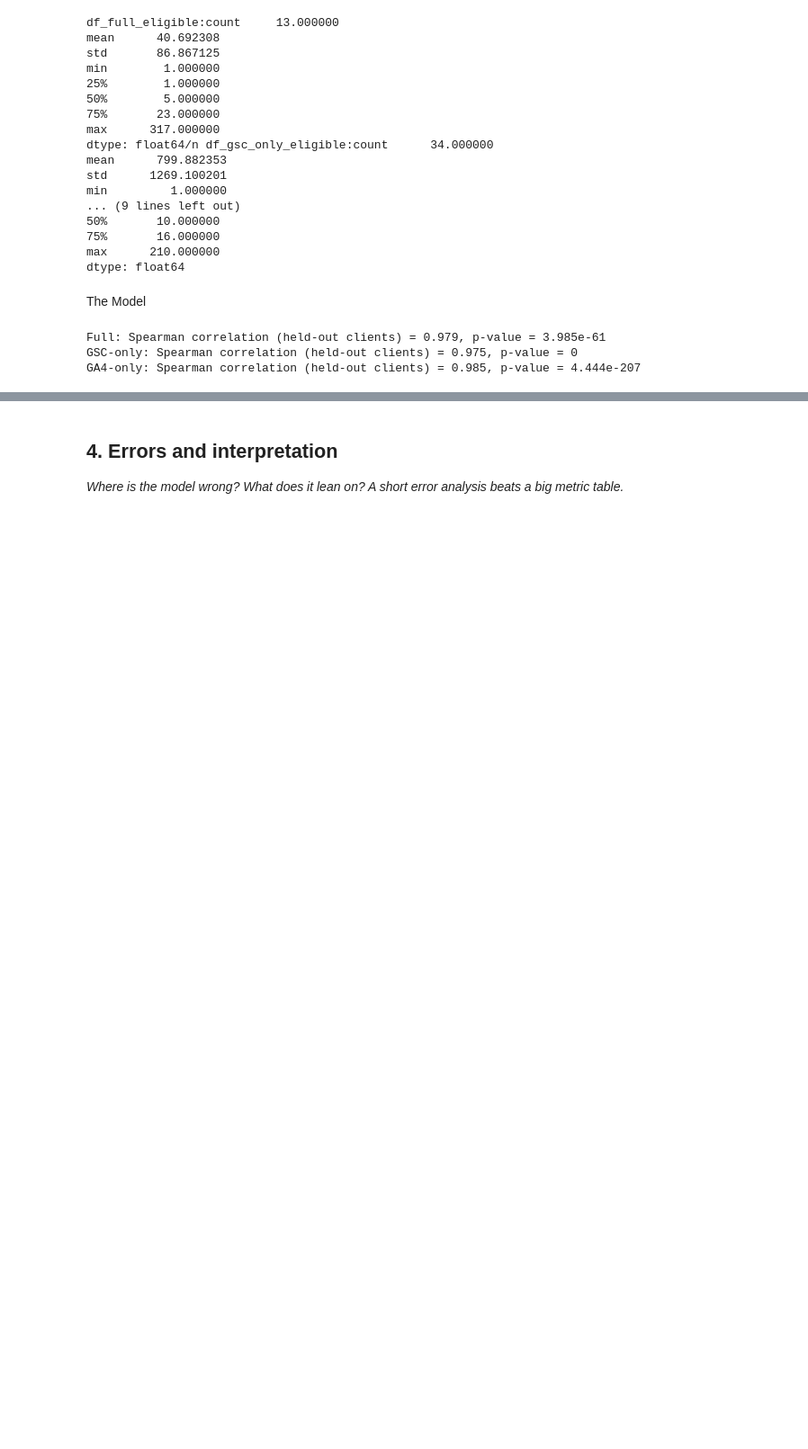
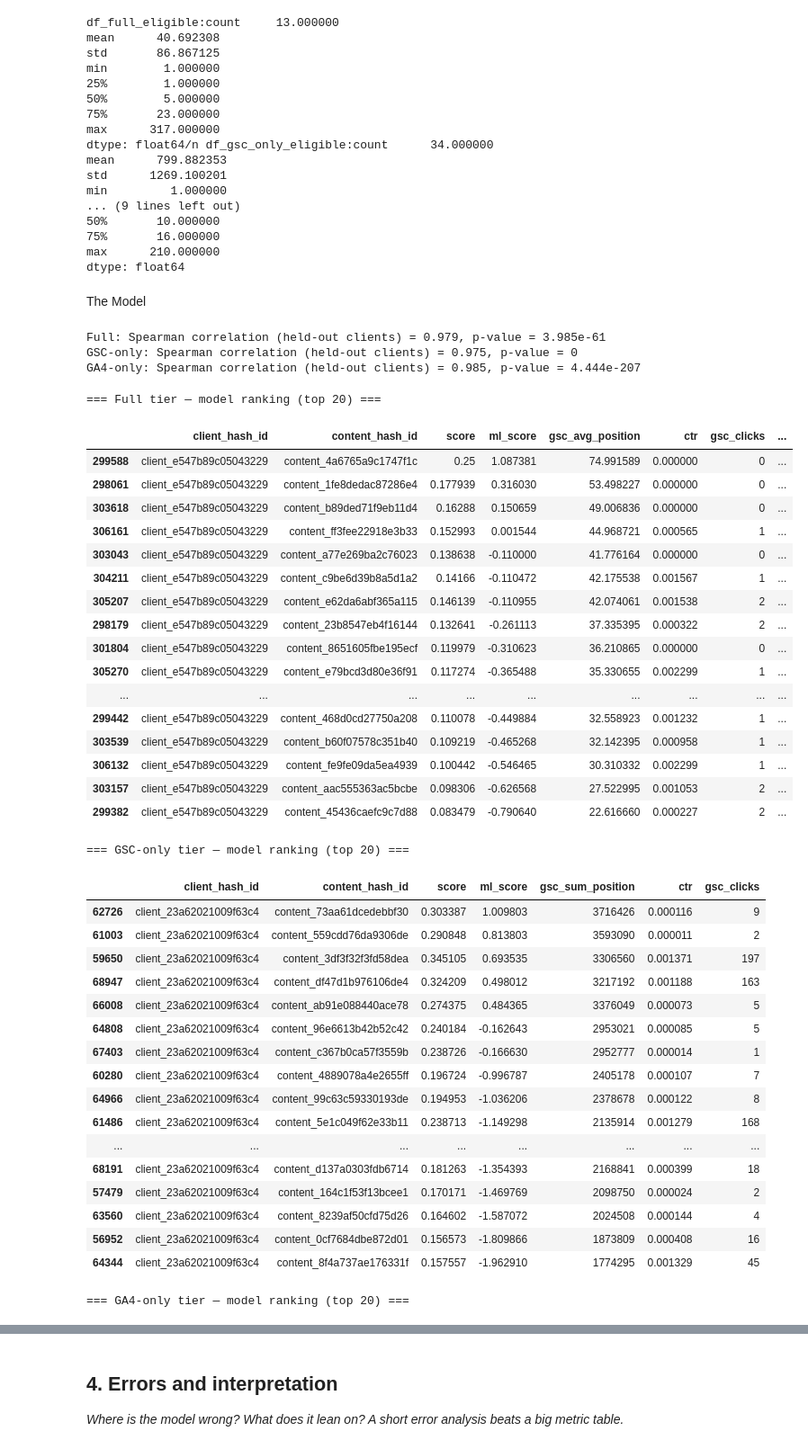
Before and after one commit to ammar-aa/Fly_rank_internship_repo, a Jupyter notebook: work/notebooks/w05_model.ipynb, the cells around one changed output, grey strips where cells are left out. Shown at 90% size. Cells and saved outputs as stored; diff of their text form; code cells hidden in the pictures; blank space fills up the shorter version.

```diff
--- a/work/notebooks/w05_model.ipynb
+++ b/work/notebooks/w05_model.ipynb
@@ -371,9 +365,9 @@ def build_action_text_full(row):
     if row['low_engagement']:
         lines.append("Engagement rate below 50%.")
     if row['low_scroll']:
-        lines.append("Zero recorded clicks despite adequate impressions — CTR/snippet problem.")
+        lines.append("Zero recorded scroll activity — content structure or format may not be engaging users.")
     if row['low_engagement_time']:
-        lines.append("Average time-per-session in the bottom 25% of flagged pages (relative to this pool).")
+        lines.append("Zero recorded engagement time — page may not be retaining visitors at all.")
     return " ".join(lines) if lines else "No specific underperforming signal identified."
 
 df_full_eligible['action'] = df_full_eligible.apply(build_action_text_full, axis=1)
@@ -419,7 +413,6 @@ display(df_full_eligible.head(20))
 20 rows × 31 columns
 # %%
 
-df_gsc_only_eligible['expected_ctr'] = df_gsc_only_eligible['gsc_sum_position'].apply(lambda x: expected_ctr(x))
 low_impressions_threshold = df_gsc_only_eligible['gsc_impressions'].quantile(0.25)
 df_gsc_only_eligible['low_impressions'] = df_gsc_only_eligible['gsc_impressions'] < low_impressions_threshold
 df_gsc_only_eligible['low_clicks'] = df_gsc_only_eligible['gsc_clicks'] == 0
@@ -617,3 +610,55 @@ for name, model, df_test, feats in [
 Full: Spearman correlation (held-out clients) = 0.979, p-value = 3.985e-61
 GSC-only: Spearman correlation (held-out clients) = 0.975, p-value = 0
 GA4-only: Spearman correlation (held-out clients) = 0.985, p-value = 4.444e-207
+# %%
+for name, df_test, feats, model in [
+    ('Full', df_test_full, full_signal, model_full),
+    ('GSC-only', df_test_gsc, gsc_signal, model_gsc),
+    ('GA4-only', df_test_ga4, ga4_signal, model_ga4),
+]:
+    df_test = df_test.copy()
+    df_test['ml_score'] = get_row_level_scores(model, df_test, feats)
+    print(f"\n=== {name} tier — model ranking (top 20) ===")
+    display(
+        df_test[['client_hash_id', 'content_hash_id', 'score', 'ml_score'] + feats]
+        .sort_values('ml_score', ascending=False)
+        .head(20)
+    )
+# %% [output]
+=== Full tier — model ranking (top 20) ===
+|  | client_hash_id | content_hash_id | score | ml_score | gsc_avg_position | ctr | gsc_clicks | ... |
+| 299588 | client_e547b89c05043229 | content_4a6765a9c1747f1c | 0.25 | 1.087381 | 74.991589 | 0.000000 | 0 | ... |
+| 298061 | client_e547b89c05043229 | content_1fe8dedac87286e4 | 0.177939 | 0.316030 | 53.498227 | 0.000000 | 0 | ... |
+| 303618 | client_e547b89c05043229 | content_b89ded71f9eb11d4 | 0.16288 | 0.150659 | 49.006836 | 0.000000 | 0 | ... |
+| 306161 | client_e547b89c05043229 | content_ff3fee22918e3b33 | 0.152993 | 0.001544 | 44.968721 | 0.000565 | 1 | ... |
+| 303043 | client_e547b89c05043229 | content_a77e269ba2c76023 | 0.138638 | -0.110000 | 41.776164 | 0.000000 | 0 | ... |
+| 304211 | client_e547b89c05043229 | content_c9be6d39b8a5d1a2 | 0.14166 | -0.110472 | 42.175538 | 0.001567 | 1 | ... |
+| 305207 | client_e547b89c05043229 | content_e62da6abf365a115 | 0.146139 | -0.110955 | 42.074061 | 0.001538 | 2 | ... |
+| 298179 | client_e547b89c05043229 | content_23b8547eb4f16144 | 0.132641 | -0.261113 | 37.335395 | 0.000322 | 2 | ... |
+| 301804 | client_e547b89c05043229 | content_8651605fbe195ecf | 0.119979 | -0.310623 | 36.210865 | 0.000000 | 0 | ... |
+| 305270 | client_e547b89c05043229 | content_e79bcd3d80e36f91 | 0.117274 | -0.365488 | 35.330655 | 0.002299 | 1 | ... |
+| ... | ... | ... | ... | ... | ... | ... | ... | ... |
+| 299442 | client_e547b89c05043229 | content_468d0cd27750a208 | 0.110078 | -0.449884 | 32.558923 | 0.001232 | 1 | ... |
+| 303539 | client_e547b89c05043229 | content_b60f07578c351b40 | 0.109219 | -0.465268 | 32.142395 | 0.000958 | 1 | ... |
+| 306132 | client_e547b89c05043229 | content_fe9fe09da5ea4939 | 0.100442 | -0.546465 | 30.310332 | 0.002299 | 1 | ... |
+| 303157 | client_e547b89c05043229 | content_aac555363ac5bcbe | 0.098306 | -0.626568 | 27.522995 | 0.001053 | 2 | ... |
+| 299382 | client_e547b89c05043229 | content_45436caefc9c7d88 | 0.083479 | -0.790640 | 22.616660 | 0.000227 | 2 | ... |
+=== GSC-only tier — model ranking (top 20) ===
+|  | client_hash_id | content_hash_id | score | ml_score | gsc_sum_position | ctr | gsc_clicks |
+| 62726 | client_23a62021009f63c4 | content_73aa61dcedebbf30 | 0.303387 | 1.009803 | 3716426 | 0.000116 | 9 |
+| 61003 | client_23a62021009f63c4 | content_559cdd76da9306de | 0.290848 | 0.813803 | 3593090 | 0.000011 | 2 |
+| 59650 | client_23a62021009f63c4 | content_3df3f32f3fd58dea | 0.345105 | 0.693535 | 3306560 | 0.001371 | 197 |
+| 68947 | client_23a62021009f63c4 | content_df47d1b976106de4 | 0.324209 | 0.498012 | 3217192 | 0.001188 | 163 |
+| 66008 | client_23a62021009f63c4 | content_ab91e088440ace78 | 0.274375 | 0.484365 | 3376049 | 0.000073 | 5 |
+| 64808 | client_23a62021009f63c4 | content_96e6613b42b52c42 | 0.240184 | -0.162643 | 2953021 | 0.000085 | 5 |
+| 67403 | client_23a62021009f63c4 | content_c367b0ca57f3559b | 0.238726 | -0.166630 | 2952777 | 0.000014 | 1 |
+| 60280 | client_23a62021009f63c4 | content_4889078a4e2655ff | 0.196724 | -0.996787 | 2405178 | 0.000107 | 7 |
+| 64966 | client_23a62021009f63c4 | content_99c63c59330193de | 0.194953 | -1.036206 | 2378678 | 0.000122 | 8 |
+| 61486 | client_23a62021009f63c4 | content_5e1c049f62e33b11 | 0.238713 | -1.149298 | 2135914 | 0.001279 | 168 |
+| ... | ... | ... | ... | ... | ... | ... | ... |
+| 68191 | client_23a62021009f63c4 | content_d137a0303fdb6714 | 0.181263 | -1.354393 | 2168841 | 0.000399 | 18 |
+| 57479 | client_23a62021009f63c4 | content_164c1f53f13bcee1 | 0.170171 | -1.469769 | 2098750 | 0.000024 | 2 |
+| 63560 | client_23a62021009f63c4 | content_8239af50cfd75d26 | 0.164602 | -1.587072 | 2024508 | 0.000144 | 4 |
+| 56952 | client_23a62021009f63c4 | content_0cf7684dbe872d01 | 0.156573 | -1.809866 | 1873809 | 0.000408 | 16 |
+| 64344 | client_23a62021009f63c4 | content_8f4a737ae176331f | 0.157557 | -1.962910 | 1774295 | 0.001329 | 45 |
+=== GA4-only tier — model ranking (top 20) ===
```
Also changed, not shown: parts of 4 cells of this notebook.
